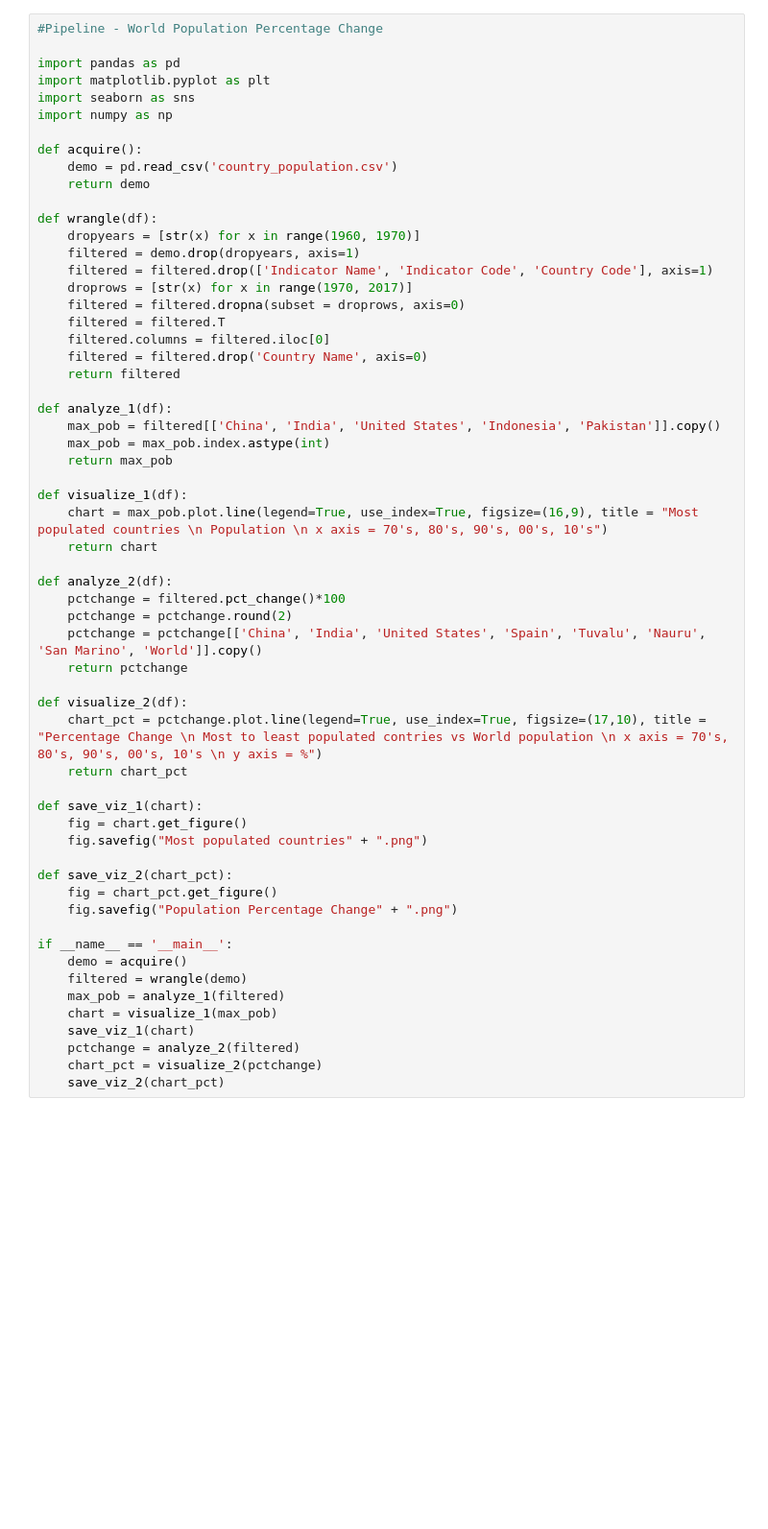
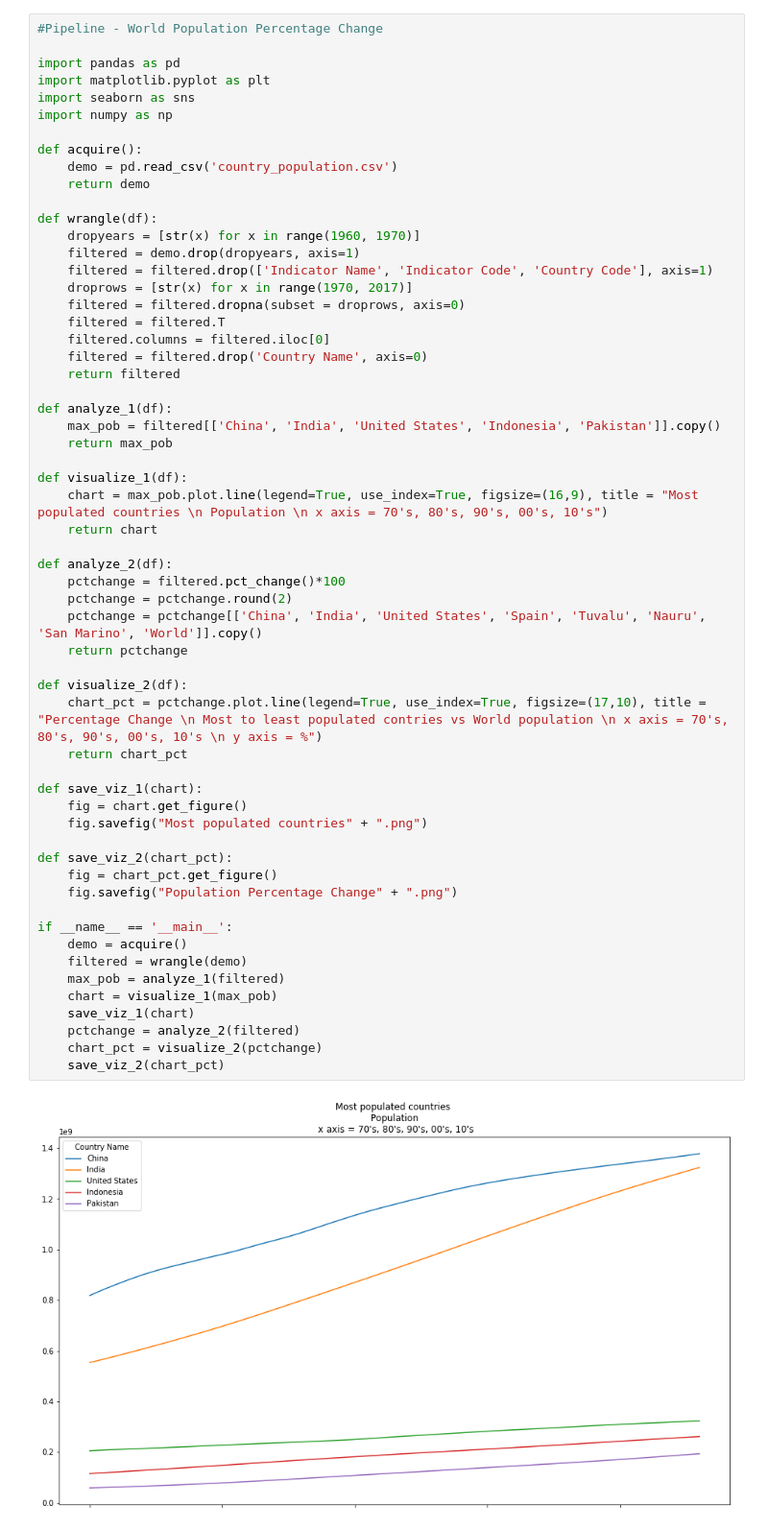
Before and after one commit to LiviaCanet/datamad0119, a Jupyter notebook: module-1/pipelines-project/your-code/PipelineWorldPopulationPercentageChange.ipynb, the cells around one changed output. Shown at 96% size. Cells and saved outputs as stored; diff of their text form; blank space fills up the shorter version.

```diff
--- a/module-1/pipelines-project/your-code/PipelineWorldPopulationPercentageChange.ipynb
+++ b/module-1/pipelines-project/your-code/PipelineWorldPopulationPercentageChange.ipynb
@@ -23,37 +23,38 @@ def wrangle(df):
 
 def analyze_1(df):
     max_pob = filtered[['China', 'India', 'United States', 'Indonesia', 'Pakistan']].copy()
-    max_pob = max_pob.index.astype(int)
     return max_pob
 
 def visualize_1(df):
     chart = max_pob.plot.line(legend=True, use_index=True, figsize=(16,9), title = "Most populated countries \n Population \n x axis = 70's, 80's, 90's, 00's, 10's")
     return chart
 
 def analyze_2(df):
     pctchange = filtered.pct_change()*100
     pctchange = pctchange.round(2)
     pctchange = pctchange[['China', 'India', 'United States', 'Spain', 'Tuvalu', 'Nauru', 'San Marino', 'World']].copy()
     return pctchange
 
 def visualize_2(df):
     chart_pct = pctchange.plot.line(legend=True, use_index=True, figsize=(17,10), title = "Percentage Change \n Most to least populated contries vs World population \n x axis = 70's, 80's, 90's, 00's, 10's \n y axis = %")
     return chart_pct
 
 def save_viz_1(chart):
     fig = chart.get_figure()
     fig.savefig("Most populated countries" + ".png")
 
 def save_viz_2(chart_pct):
     fig = chart_pct.get_figure()
     fig.savefig("Population Percentage Change" + ".png")
 
 if __name__ == '__main__':
     demo = acquire()
     filtered = wrangle(demo)
     max_pob = analyze_1(filtered)
     chart = visualize_1(max_pob)
     save_viz_1(chart)
     pctchange = analyze_2(filtered)
     chart_pct = visualize_2(pctchange)
     save_viz_2(chart_pct)
+# %% [output]
+[figure, added]
```
Also changed, not shown: parts of 1 cell of this notebook, 1 other file.
